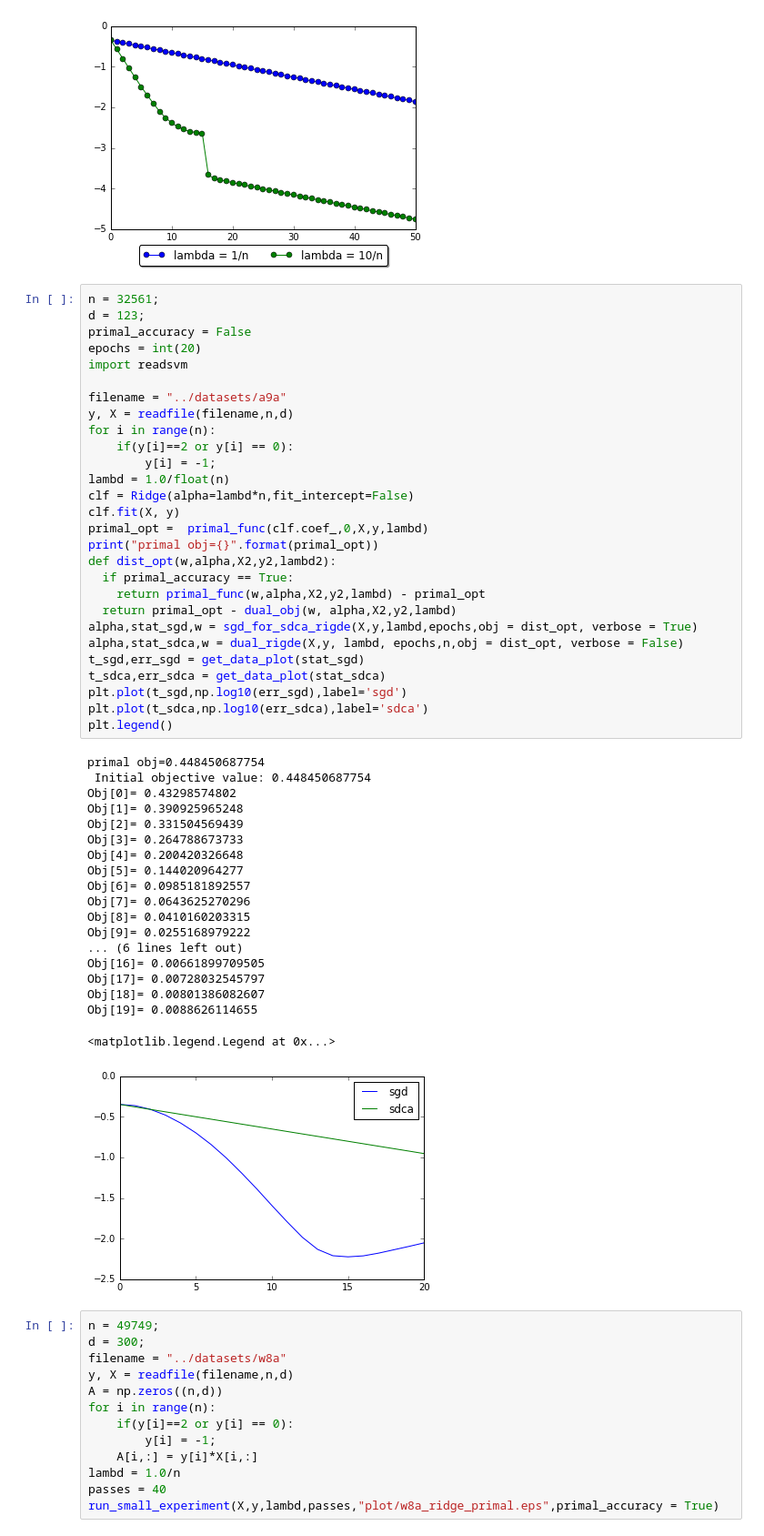
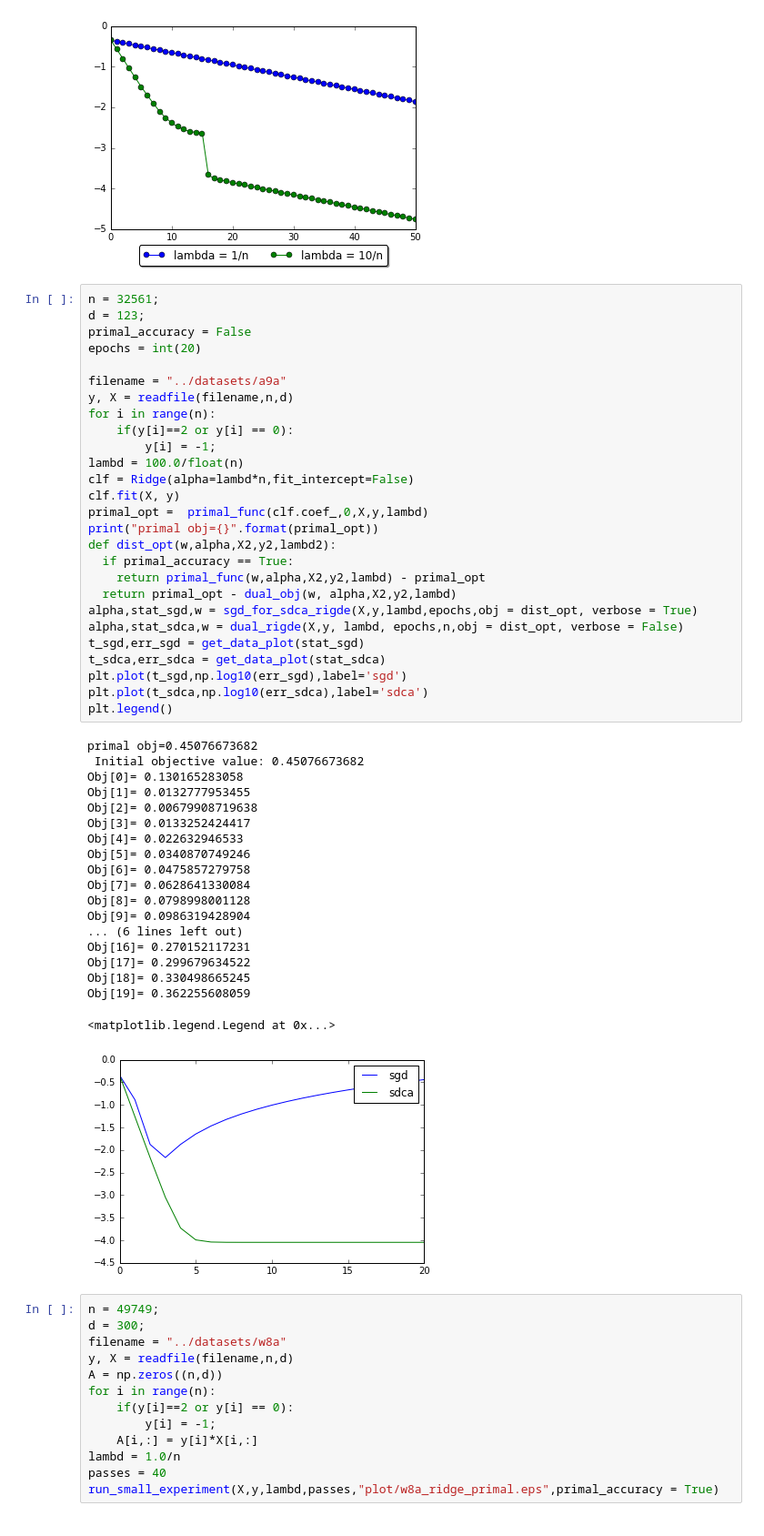
Before and after one commit to hadidaneshmand/sdca-codes, a Jupyter notebook: experiments/dual_ridge_reg.ipynb, the cells around one changed output. Shown: that part at 91% size. Cells and saved outputs as stored; diff of their text form.

```diff
--- a/experiments/dual_ridge_reg.ipynb
+++ b/experiments/dual_ridge_reg.ipynb
@@ -257,51 +259,50 @@ primal obj=0.448450687754
 # %%
 n = 32561;
 d = 123;
 primal_accuracy = False
 epochs = int(20)
-import readsvm
 
 filename = "../datasets/a9a"
 y, X = readfile(filename,n,d)
 for i in range(n):
     if(y[i]==2 or y[i] == 0):
         y[i] = -1;
-lambd = 1.0/float(n)
+lambd = 100.0/float(n)
 clf = Ridge(alpha=lambd*n,fit_intercept=False)
 clf.fit(X, y)
 primal_opt =  primal_func(clf.coef_,0,X,y,lambd)
 print("primal obj={}".format(primal_opt))
 def dist_opt(w,alpha,X2,y2,lambd2):
   if primal_accuracy == True:
     return primal_func(w,alpha,X2,y2,lambd) - primal_opt
   return primal_opt - dual_obj(w, alpha,X2,y2,lambd)
 alpha,stat_sgd,w = sgd_for_sdca_rigde(X,y,lambd,epochs,obj = dist_opt, verbose = True)
 alpha,stat_sdca,w = dual_rigde(X,y, lambd, epochs,n,obj = dist_opt, verbose = False)
 t_sgd,err_sgd = get_data_plot(stat_sgd)
 t_sdca,err_sdca = get_data_plot(stat_sdca)
 plt.plot(t_sgd,np.log10(err_sgd),label='sgd')
 plt.plot(t_sdca,np.log10(err_sdca),label='sdca')
 plt.legend()
 # %% [output]
-primal obj=0.448450687754
- Initial objective value: 0.448450687754
-Obj[0]= 0.43298574802
-Obj[1]= 0.390925965248
-Obj[2]= 0.331504569439
-Obj[3]= 0.264788673733
-Obj[4]= 0.200420326648
-Obj[5]= 0.144020964277
-Obj[6]= 0.0985181892557
-Obj[7]= 0.0643625270296
-Obj[8]= 0.0410160203315
-Obj[9]= 0.0255168979222
+primal obj=0.45076673682
+ Initial objective value: 0.45076673682
+Obj[0]= 0.130165283058
+Obj[1]= 0.0132777953455
+Obj[2]= 0.00679908719638
+Obj[3]= 0.0133252424417
+Obj[4]= 0.022632946533
+Obj[5]= 0.0340870749246
+Obj[6]= 0.0475857279758
+Obj[7]= 0.0628641330084
+Obj[8]= 0.0798998001128
+Obj[9]= 0.0986319428904
 ... (6 lines left out)
-Obj[16]= 0.00661899709505
-Obj[17]= 0.00728032545797
-Obj[18]= 0.00801386082607
-Obj[19]= 0.0088626114655
+Obj[16]= 0.270152117231
+Obj[17]= 0.299679634522
+Obj[18]= 0.330498665245
+Obj[19]= 0.362255608059
 <matplotlib.legend.Legend at 0x...>
-[figure, old version]
+[figure, new version]
 # %%
 n = 49749;
 d = 300;
```
Also changed, not shown: parts of 1 cell of this notebook, 2 other files.
